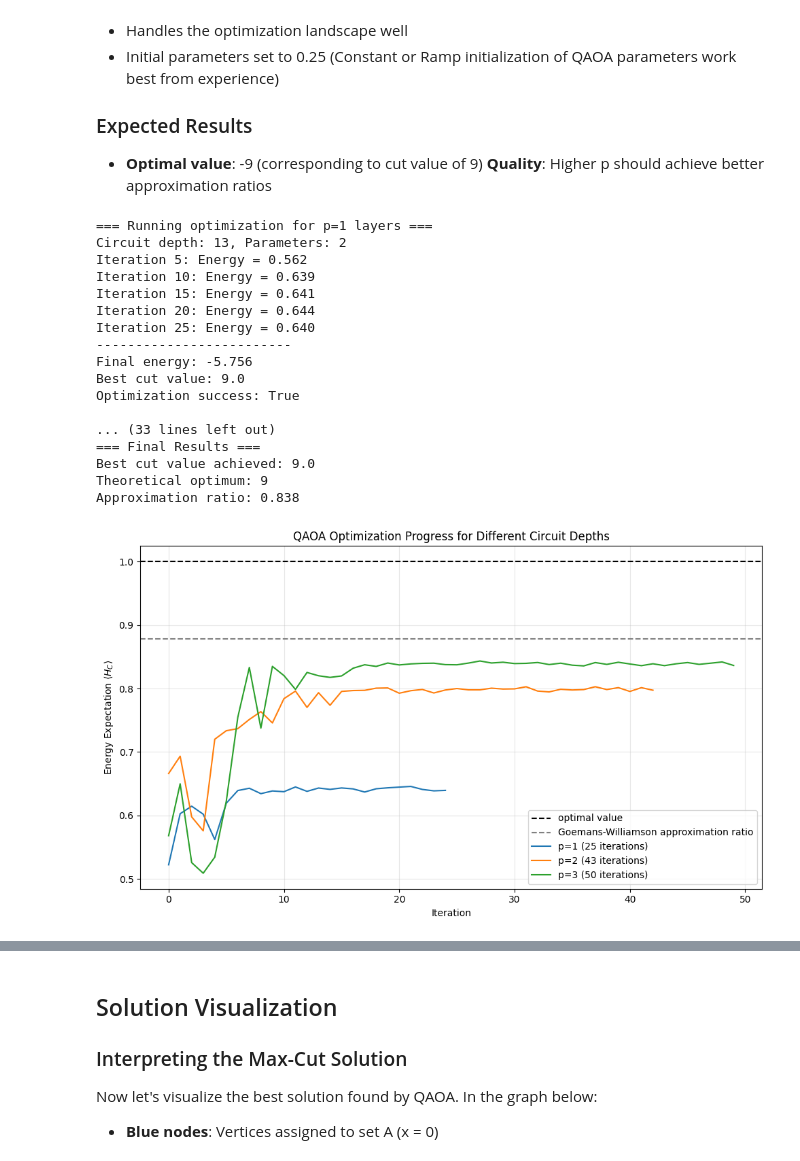
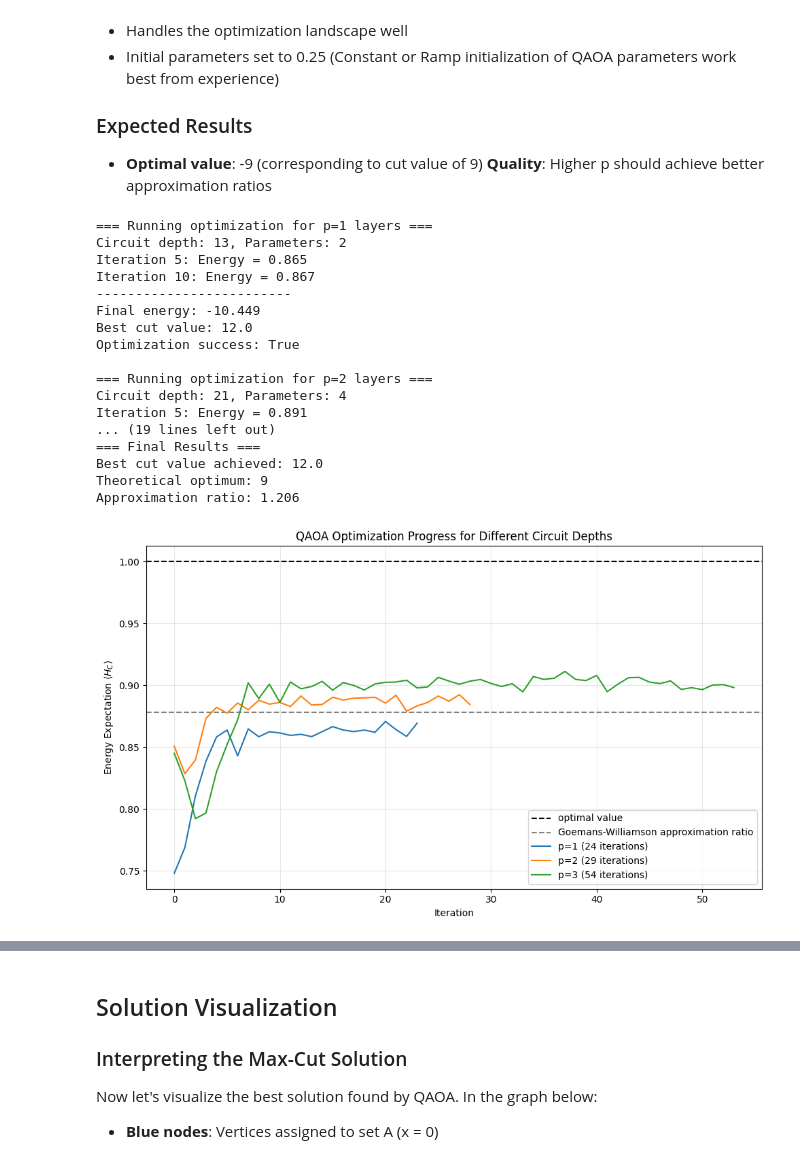
Before and after one commit to aqarios/qce-qaoa-tutorial, a Jupyter notebook: solutions/01_QAOA.ipynb, the cells around one changed output, grey strips where cells are left out. Cells and saved outputs as stored; diff of their text form; code cells hidden in the pictures.

Commit message:
added first prints

```diff
--- a/solutions/01_QAOA.ipynb
+++ b/solutions/01_QAOA.ipynb
@@ -137,7 +140,7 @@ with model.environment:
 for i, j in G.edges():
     # Add the Max-Cut objective term for this edge
     # The mathematical formulation ensures we get +1 for cut edges, -1 for uncut edges
-    model.objective += 4 * x[i] * x[j] - 2 * x[i] - 2 * x[j] + 1
+    model.objective += 2 * x[i] * x[j] - x[i] - x[j]
 ##<TASKEND
 
 # The equivalent spin variable formulation would be
@@ -273,9 +265,9 @@ def qaoa_circ(model: Model, num_reps: int = 1) -> QuantumCircuit:
     """
     # Verify the model is suitable for QAOA
     assert model.num_constraints == 0, "QAOA requires unconstrained problems"
-    assert all(
-        v.vtype == Vtype.Binary for v in model.variables()
-    ), "All variables must be binary"
+    assert all(v.vtype == Vtype.Binary for v in model.variables()), (
+        "All variables must be binary"
+    )
 
     # Initialize quantum circuit
     qc = QuantumCircuit(len(model.variables()))
@@ -331,7 +323,7 @@ Let's construct the helper functions for sampling and evaluating the expectation
 sampler = SamplerV2()
 
 
-def sample(model: Model, qc: QuantumCircuit, x: np.ndarray, shots=10000):
+def sample(model: Model, qc: QuantumCircuit, x: np.ndarray, shots=1000):
     """Execute quantum circuit and evaluate the objective function.
 
     Args:
@@ -350,12 +342,10 @@ def sample(model: Model, qc: QuantumCircuit, x: np.ndarray, shots=10000):
 
     # Convert measurement results to binary arrays
     # Note: Qiskit returns results in reverse bit order
-    bitvec = result[0].data.meas.to_bool_array()
+    counts = result[0].data.meas.get_counts()
 
     # Convert to optimization Aqarios solution format
-    sol = NumpyTranslator.to_aq(
-        bitvec[:, ::-1], energies=np.zeros(len(bitvec)), env=model.environment
-    )
+    sol = Solution.from_counts(counts, model=model)
 
     # Evaluate the objective function for all samples
     return model.evaluate(sol)
@@ -385,7 +375,7 @@ def cost_function(
 
     # Log the approximation ration if logging is enabled
     if logs is not None:
-        logs.append(energy / (-9))
+        logs.append(energy / -12)
 
     return energy
 # %% [markdown]
@@ -416,7 +406,12 @@ all_logs = {}
 # Set up the plot
 fig, ax = plt.subplots(figsize=(10, 6))
 ax.axhline(1, color="k", linestyle="dashed", label="optimal value")
-ax.axhline(0.878, color="gray", linestyle="dashed", label="Goemans-Williamson approximation ratio")
+ax.axhline(
+    0.878,
+    color="gray",
+    linestyle="dashed",
+    label="Goemans-Williamson approximation ratio",
+)
 ax.set_xlabel("Iteration")
 ax.set_ylabel(r"Energy Expectation $\langle H_C \rangle$")
 ax.set_title("QAOA Optimization Progress for Different Circuit Depths")
@@ -453,44 +448,44 @@ for p in range(1, 4):
         callback=progress_callback,  # Progress monitoring
     )
 
     # Plot the optimization trajectory
     ax.plot(all_logs[p], label=f"p={p} ({len(all_logs[p])} iterations)")
 
     final_solution = sample(model, circ, result.x)
     best = final_solution.best()
 
     print("-------------------------")
     print(f"Final energy: {result.fun:.3f}")
     print(f"Best cut value: {-best.obj_value}")
     print(f"Optimization success: {result.success}")
     print()
 
 
-print(f"\n=== Final Results ===")
+print("\n=== Final Results ===")
 print(f"Best cut value achieved: {-best.obj_value}")
-print(f"Theoretical optimum: 9")
-print(f"Approximation ratio: {(-final_solution.expectation_value())/9:.3f}")
+print("Theoretical optimum: 9")
+print(f"Approximation ratio: {(-final_solution.expectation_value()) / 9:.3f}")
 
 plt.legend()
 plt.grid(True, alpha=0.3)
 plt.tight_layout()
 plt.show();
 # %% [output]
 === Running optimization for p=1 layers ===
 Circuit depth: 13, Parameters: 2
-Iteration 5: Energy = 0.562
-Iteration 10: Energy = 0.639
-Iteration 15: Energy = 0.641
-Iteration 20: Energy = 0.644
-Iteration 25: Energy = 0.640
+Iteration 5: Energy = 0.865
+Iteration 10: Energy = 0.867
 -------------------------
-Final energy: -5.756
-Best cut value: 9.0
+Final energy: -10.449
+Best cut value: 12.0
 Optimization success: True
 
-... (33 lines left out)
+=== Running optimization for p=2 layers ===
+Circuit depth: 21, Parameters: 4
+Iteration 5: Energy = 0.891
+... (19 lines left out)
 === Final Results ===
-Best cut value achieved: 9.0
+Best cut value achieved: 12.0
 Theoretical optimum: 9
-Approximation ratio: 0.838
+Approximation ratio: 1.206
-[figure, old version]
+[figure, new version]
```
Also changed, not shown: parts of 11 cells of this notebook, 10 other files.
